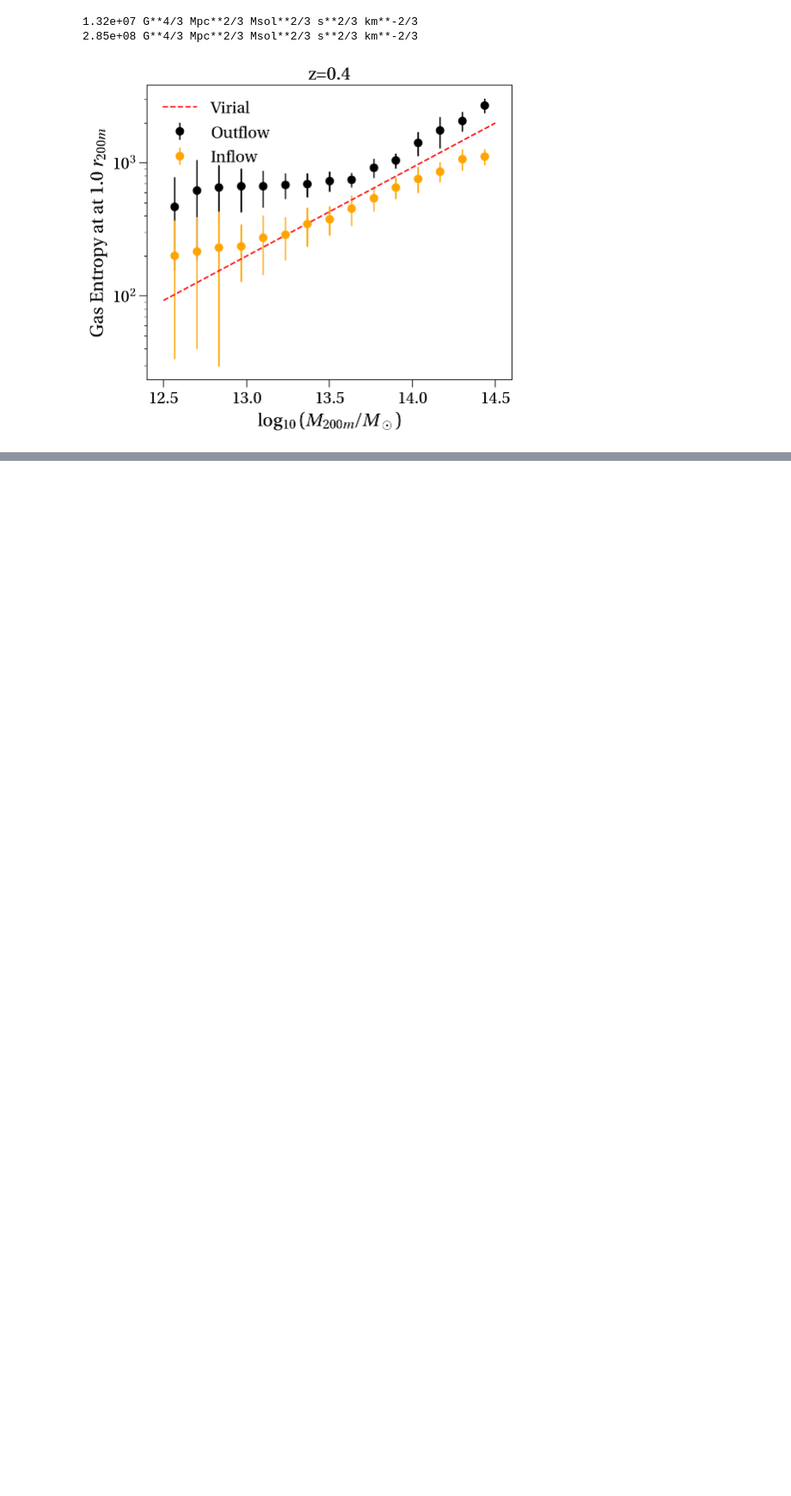
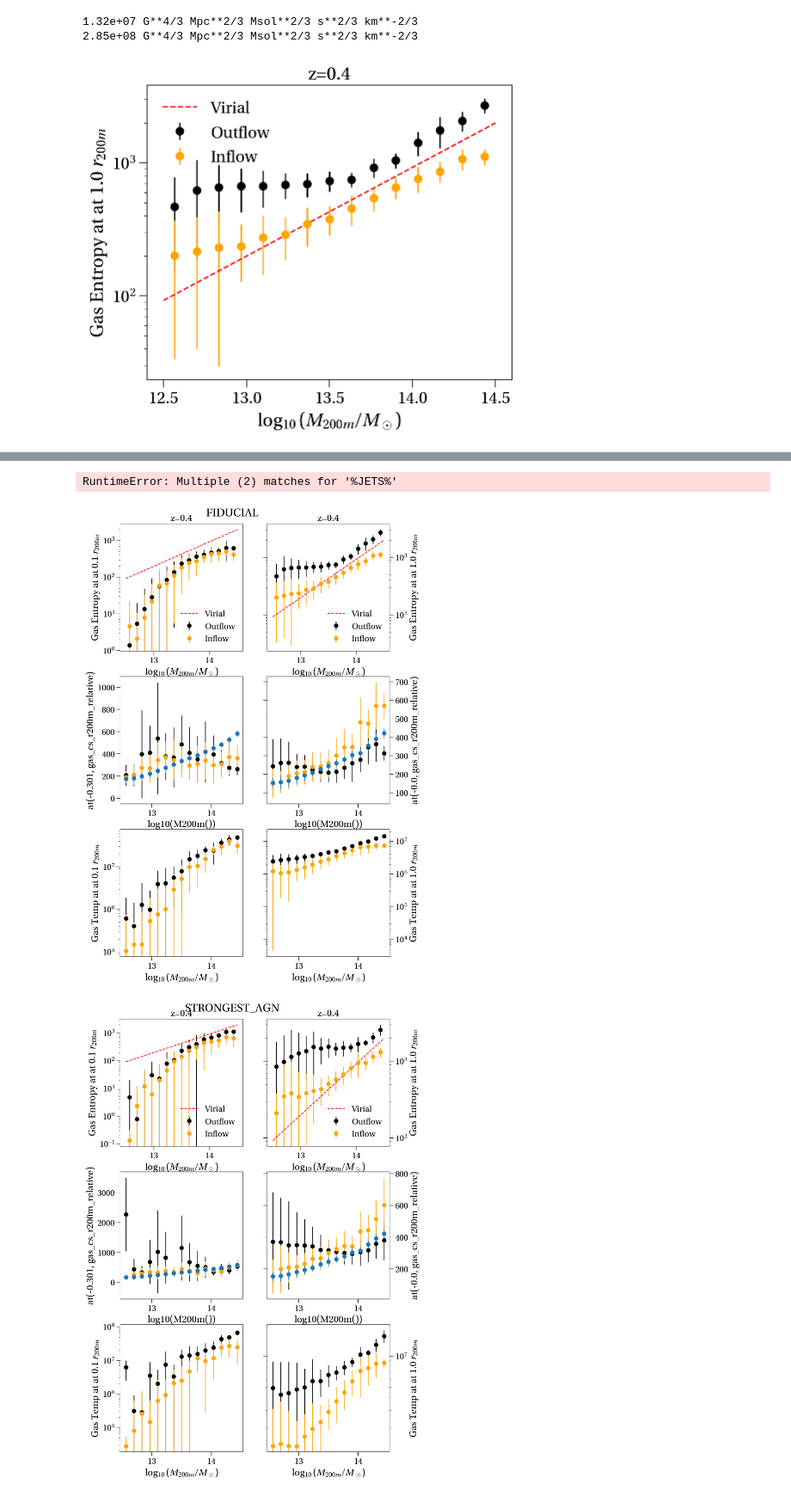
Before and after one commit to apontzen/flamingo_tangos_properties, a Jupyter notebook: why-gas-fractions-rise-again.ipynb, the cells around one changed output, grey strips where cells are left out. Shown at 86% size. Saved outputs shown, nothing was run; the diff lists cells and outputs as text; code cells hidden in the pictures; blank space fills up the shorter version.

Commit message:
Add outflow diagnostics plot

```diff
--- a/why-gas-fractions-rise-again.ipynb
+++ b/why-gas-fractions-rise-again.ipynb
@@ -231,25 +231,33 @@ def make_outflow_diagnostic_plots(tsnum=4, boxname=r"%FIDUCIAL%"):
     p.figure(figsize=(10,15))
     p.subplot(321)
     make_virial_entropy_plot(tsnum=tsnum, relative=True, boxname=boxname, at=0.1)
+    p.ylim(10,3e3)
     p.subplot(322)
     make_virial_entropy_plot(tsnum=tsnum, relative=True, boxname=boxname, at=1.0)
+    p.ylim(10,3e3)
     labels_on_right()
     p.subplot(323)
     make_plot_at_radius(tsnum=tsnum, property='gas_vr', at=0.1, relative=True, weight=True, boxname=boxname)
+    p.semilogy()
+    p.ylim(1e2,5e3)
     fa.make_binned_by_mass_plot('at(-0.301, gas_cs_r200m_relative)')
     p.title("")
     p.subplot(324)
     make_plot_at_radius(tsnum=tsnum, property='gas_vr', at=1.0, relative=True, weight=True, boxname=boxname)
+    p.semilogy()
+    p.ylim(1e2,5e3)
     fa.make_binned_by_mass_plot('at(-0.0, gas_cs_r200m_relative)')
     p.title("")
     labels_on_right()
     p.subplot(325)
     make_plot_at_radius(tsnum=tsnum, property='gas_temp', at=0.1, relative=True, weight=True, boxname=boxname)
     p.semilogy()
+    p.ylim(1e4, 1e8)
     p.subplot(326)
     make_plot_at_radius(tsnum=tsnum, property='gas_temp', at=1.0, relative=True, weight=True, boxname=boxname)
     labels_on_right()
     p.semilogy()
+    p.ylim(1e4, 1e8)
 # %%
 db.init_db('data.db')
 make_outflow_diagnostic_plots(tsnum=4, boxname="%FIDUCIAL%")
@@ -260,0 +270,7 @@ make_outflow_diagnostic_plots(tsnum=4, boxname="%FIDUCIAL%")
+# %%
+boxes = ["%FIDUCIAL", "%STRONGEST_AGN%", "%JETS"]
+for box in boxes:
+    make_outflow_diagnostic_plots(tsnum=4, boxname=box)
+    p.suptitle(box.replace("%", ""))
+    p.savefig(f"outflow_diagnostics_{box.replace('%','')}.png")
+# %% [output]
@@ -260,0 +285,3 @@ make_outflow_diagnostic_plots(tsnum=4, boxname="%FIDUCIAL%")
+RuntimeError: Multiple (2) matches for '%JETS%'
+[figure, added]
+[figure, added]
```
Also changed, not shown: parts of 3 cells of this notebook.
